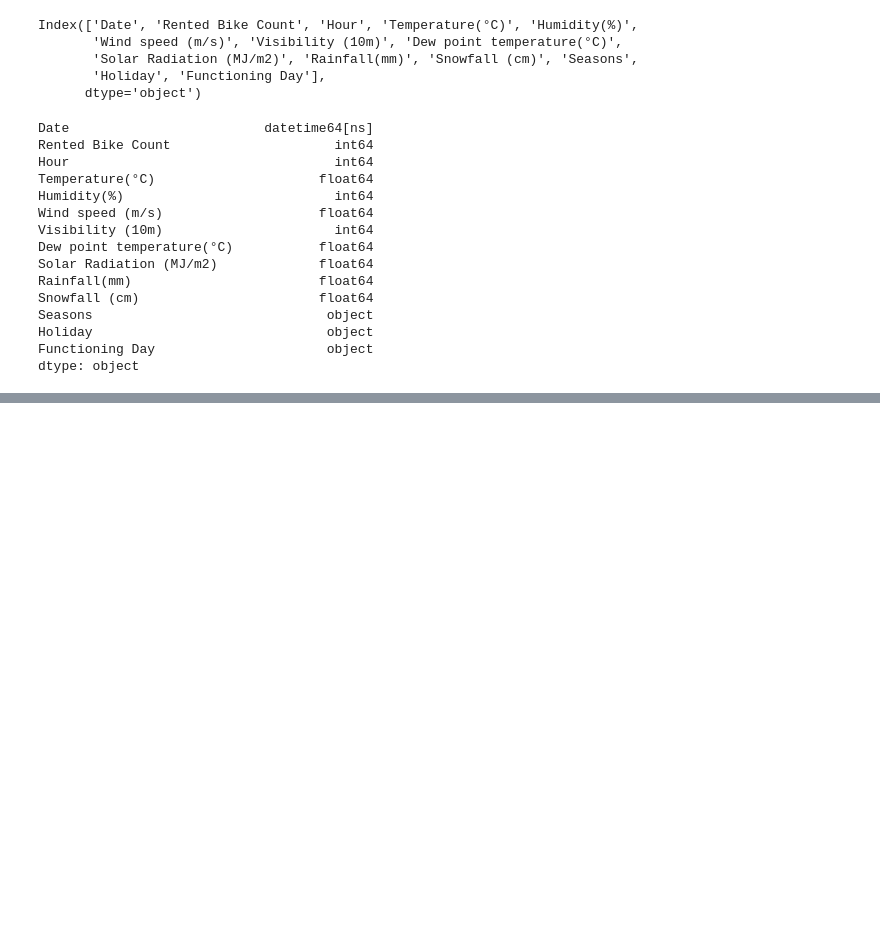
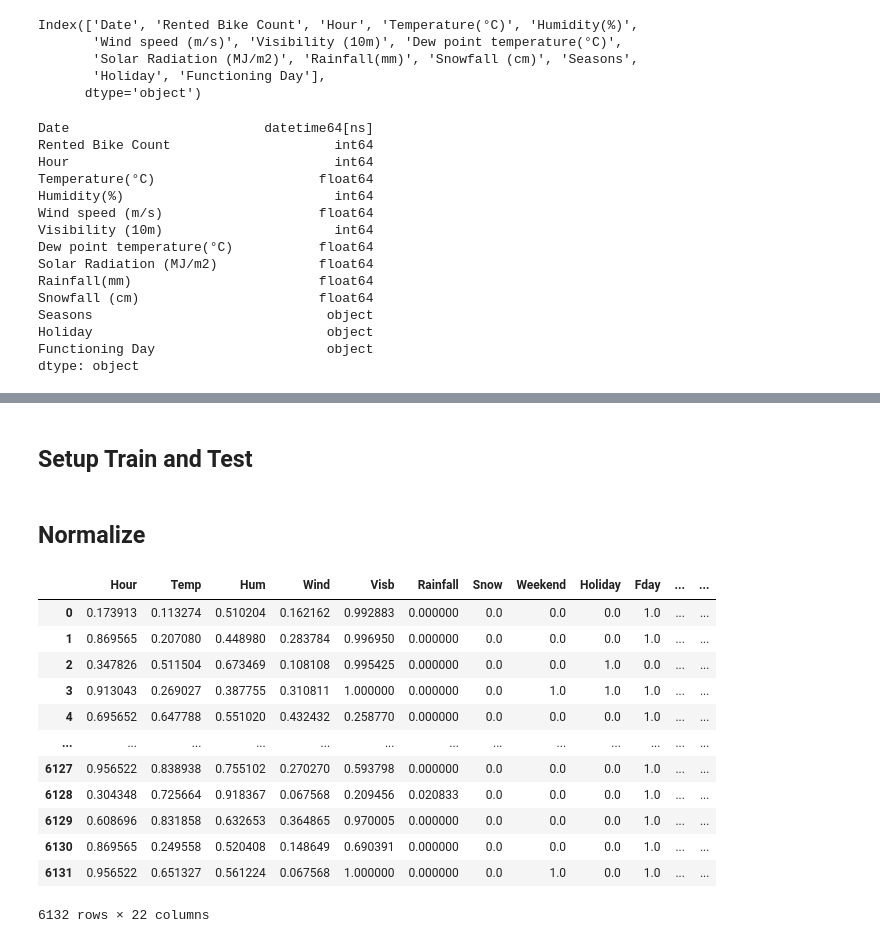
Before and after one commit to lohnguyen/bike-regressor, a Jupyter notebook: machine_learning/dataset_setup.ipynb, the cells around one changed output, grey strips where cells are left out. Cells and saved outputs as stored; diff of their text form; code cells hidden in the pictures; blank space fills up the shorter version.

Commit message:
adding separate csvs for normalized train and test, also added svm code

```diff
--- a/machine_learning/dataset_setup.ipynb
+++ b/machine_learning/dataset_setup.ipynb
@@ -126,0 +129,3 @@ df_encoded
+# %%
+df = df_encoded.copy()
+df
@@ -126,0 +146,47 @@ df_encoded
+# %% [markdown]
+## Setup Train and Test
+# %%
+from sklearn.model_selection import train_test_split
+
+X = df.drop("Count", axis=1).values
+y = df["Count"]
+
+X_train, X_test, y_train, y_test = train_test_split(X, y, test_size=TEST_PERCENTAGE, random_state=42)
+# %% [markdown]
+## Normalize
+# %%
+from sklearn.preprocessing import MinMaxScaler
+scaler = MinMaxScaler()
+X_train = scaler.fit_transform(X_train)
+X_test = scaler.transform(X_test)
+# %%
+train_df = pd.DataFrame(X_train, columns=df.drop("Count",axis=1).columns)
+test_df = pd.DataFrame(X_test, columns=df.drop("Count",axis=1).columns)
+
+# Reset indices for data
+train_df.reset_index(inplace=True, drop=True)
+test_df.reset_index(inplace=True, drop=True)
+
+# Reset indices for dependent var
+y_train.reset_index(drop=True, inplace=True)
+y_test.reset_index(drop=True, inplace=True)
+
+
+train_df["Count"] = y_train
+test_df["Count"] = y_test
+# %%
+train_df
+# %% [output]
+|  | Hour | Temp | Hum | Wind | Visb | Rainfall | Snow | Weekend | Holiday | Fday | ... | ... |
+| 0 | 0.173913 | 0.113274 | 0.510204 | 0.162162 | 0.992883 | 0.000000 | 0.0 | 0.0 | 0.0 | 1.0 | ... | ... |
+| 1 | 0.869565 | 0.207080 | 0.448980 | 0.283784 | 0.996950 | 0.000000 | 0.0 | 0.0 | 0.0 | 1.0 | ... | ... |
+| 2 | 0.347826 | 0.511504 | 0.673469 | 0.108108 | 0.995425 | 0.000000 | 0.0 | 0.0 | 1.0 | 0.0 | ... | ... |
+| 3 | 0.913043 | 0.269027 | 0.387755 | 0.310811 | 1.000000 | 0.000000 | 0.0 | 1.0 | 1.0 | 1.0 | ... | ... |
+| 4 | 0.695652 | 0.647788 | 0.551020 | 0.432432 | 0.258770 | 0.000000 | 0.0 | 0.0 | 0.0 | 1.0 | ... | ... |
+| ... | ... | ... | ... | ... | ... | ... | ... | ... | ... | ... | ... | ... |
+| 6127 | 0.956522 | 0.838938 | 0.755102 | 0.270270 | 0.593798 | 0.000000 | 0.0 | 0.0 | 0.0 | 1.0 | ... | ... |
+| 6128 | 0.304348 | 0.725664 | 0.918367 | 0.067568 | 0.209456 | 0.020833 | 0.0 | 0.0 | 0.0 | 1.0 | ... | ... |
+| 6129 | 0.608696 | 0.831858 | 0.632653 | 0.364865 | 0.970005 | 0.000000 | 0.0 | 0.0 | 0.0 | 1.0 | ... | ... |
+| 6130 | 0.869565 | 0.249558 | 0.520408 | 0.148649 | 0.690391 | 0.000000 | 0.0 | 0.0 | 0.0 | 1.0 | ... | ... |
+| 6131 | 0.956522 | 0.651327 | 0.561224 | 0.067568 | 1.000000 | 0.000000 | 0.0 | 1.0 | 0.0 | 1.0 | ... | ... |
+6132 rows × 22 columns
```
Also changed, not shown: parts of 9 cells of this notebook, 9 other files.
